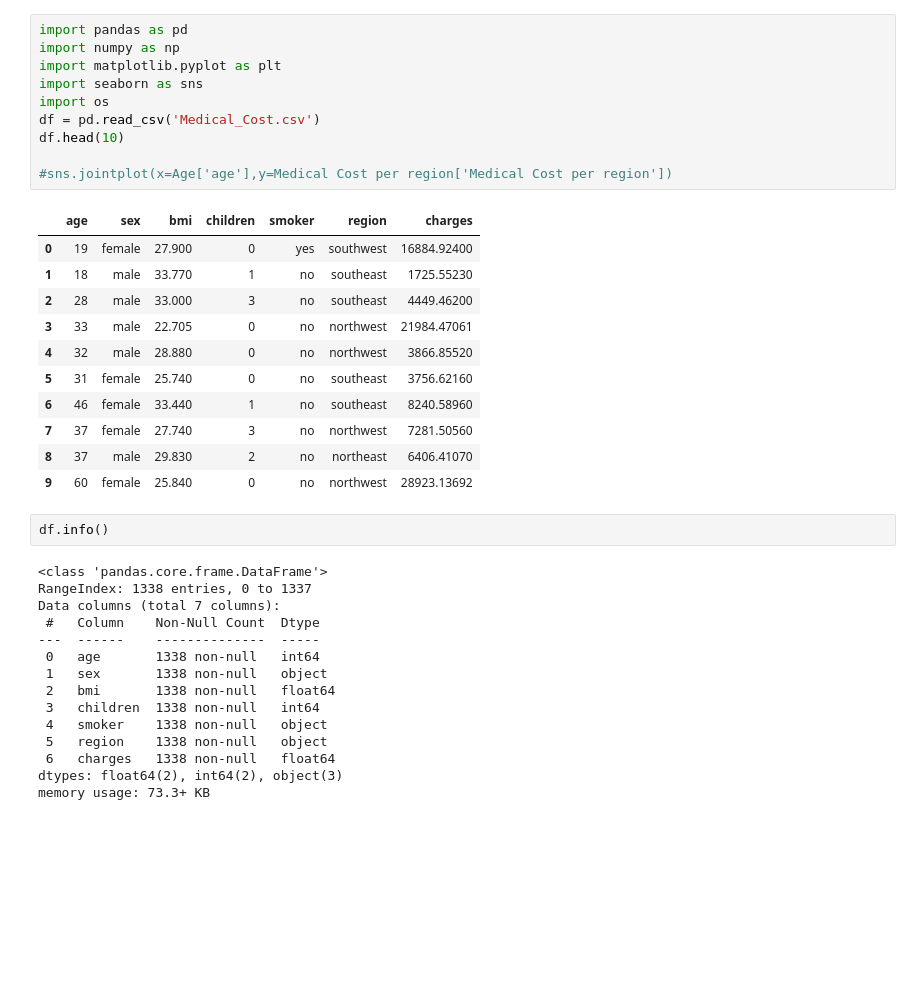
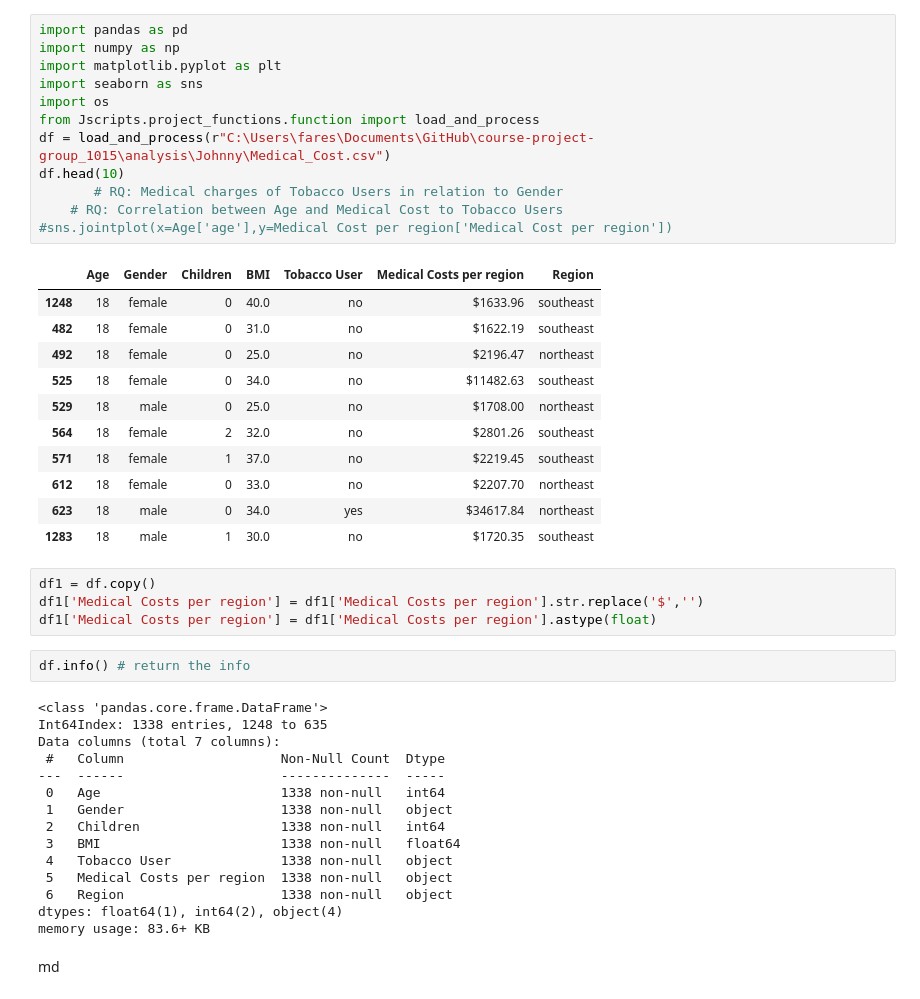
Before and after one commit to data301-2020-winter2/course-project-group_1015, a Jupyter notebook: analysis/Johnny/EDA.ipynb, the cells around one changed output. Cells and saved outputs as stored; diff of their text form; blank space fills up the shorter version.

```diff
--- a/analysis/Johnny/EDA.ipynb
+++ b/analysis/Johnny/EDA.ipynb
@@ -1,40 +1,48 @@
 # %%
 import pandas as pd
 import numpy as np
 import matplotlib.pyplot as plt
 import seaborn as sns
 import os
-df = pd.read_csv('Medical_Cost.csv')
+from Jscripts.project_functions.function import load_and_process
+df = load_and_process(r"C:\Users\fares\Documents\GitHub\course-project-group_1015\analysis\Johnny\Medical_Cost.csv")
 df.head(10)
-
+       # RQ: Medical charges of Tobacco Users in relation to Gender
+    # RQ: Correlation between Age and Medical Cost to Tobacco Users
 #sns.jointplot(x=Age['age'],y=Medical Cost per region['Medical Cost per region'])
 # %% [output]
-|  | age | sex | bmi | children | smoker | region | charges |
-| 0 | 19 | female | 27.900 | 0 | yes | southwest | 16884.92400 |
-| 1 | 18 | male | 33.770 | 1 | no | southeast | 1725.55230 |
-| 2 | 28 | male | 33.000 | 3 | no | southeast | 4449.46200 |
-| 3 | 33 | male | 22.705 | 0 | no | northwest | 21984.47061 |
-| 4 | 32 | male | 28.880 | 0 | no | northwest | 3866.85520 |
-| 5 | 31 | female | 25.740 | 0 | no | southeast | 3756.62160 |
-| 6 | 46 | female | 33.440 | 1 | no | southeast | 8240.58960 |
-| 7 | 37 | female | 27.740 | 3 | no | northwest | 7281.50560 |
-| 8 | 37 | male | 29.830 | 2 | no | northeast | 6406.41070 |
-| 9 | 60 | female | 25.840 | 0 | no | northwest | 28923.13692 |
+|  | Age | Gender | Children | BMI | Tobacco User | Medical Costs per region | Region |
+| 1248 | 18 | female | 0 | 40.0 | no | $1633.96 | southeast |
+| 482 | 18 | female | 0 | 31.0 | no | $1622.19 | southeast |
+| 492 | 18 | female | 0 | 25.0 | no | $2196.47 | northeast |
+| 525 | 18 | female | 0 | 34.0 | no | $11482.63 | southeast |
+| 529 | 18 | male | 0 | 25.0 | no | $1708.00 | northeast |
+| 564 | 18 | female | 2 | 32.0 | no | $2801.26 | southeast |
+| 571 | 18 | female | 1 | 37.0 | no | $2219.45 | southeast |
+| 612 | 18 | female | 0 | 33.0 | no | $2207.70 | northeast |
+| 623 | 18 | male | 0 | 34.0 | yes | $34617.84 | northeast |
+| 1283 | 18 | male | 1 | 30.0 | no | $1720.35 | southeast |
+# %%
+df1 = df.copy()
+df1['Medical Costs per region'] = df1['Medical Costs per region'].str.replace('$','')
+df1['Medical Costs per region'] = df1['Medical Costs per region'].astype(float)
 # %%
-df.info()
+df.info() # return the info
 # %% [output]
 <class 'pandas.core.frame.DataFrame'>
-RangeIndex: 1338 entries, 0 to 1337
+Int64Index: 1338 entries, 1248 to 635
 Data columns (total 7 columns):
- #   Column    Non-Null Count  Dtype
----  ------    --------------  -----
- 0   age       1338 non-null   int64
- 1   sex       1338 non-null   object
- 2   bmi       1338 non-null   float64
- 3   children  1338 non-null   int64
- 4   smoker    1338 non-null   object
- 5   region    1338 non-null   object
- 6   charges   1338 non-null   float64
-dtypes: float64(2), int64(2), object(3)
-memory usage: 73.3+ KB
+ #   Column                    Non-Null Count  Dtype
+---  ------                    --------------  -----
+ 0   Age                       1338 non-null   int64
+ 1   Gender                    1338 non-null   object
+ 2   Children                  1338 non-null   int64
+ 3   BMI                       1338 non-null   float64
+ 4   Tobacco User              1338 non-null   object
+ 5   Medical Costs per region  1338 non-null   object
+ 6   Region                    1338 non-null   object
+dtypes: float64(1), int64(2), object(4)
+memory usage: 83.6+ KB
+# %% [markdown]
+md
 # %%
```
Also changed, not shown: parts of 33 cells of this notebook, 4 other files.
